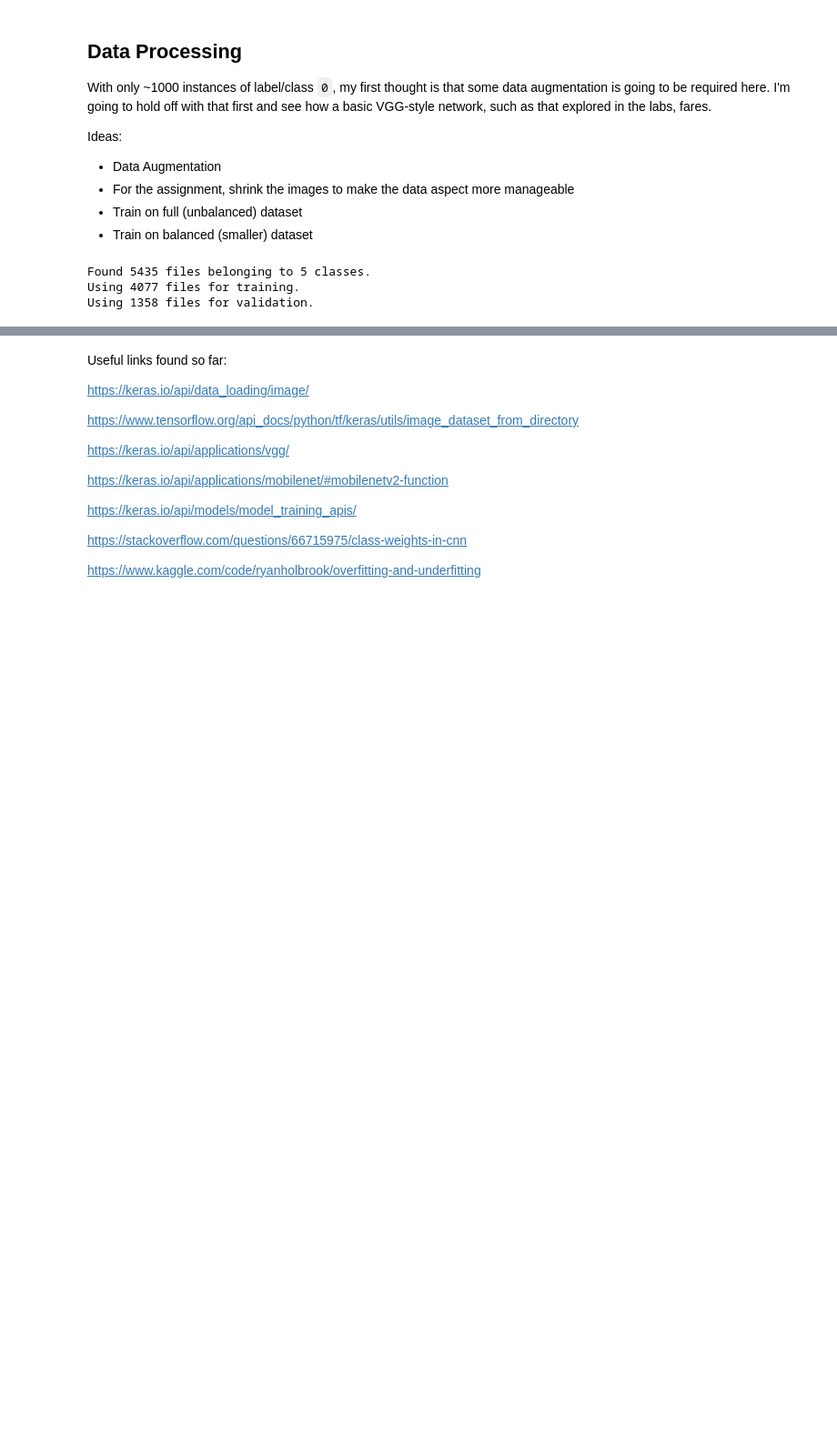
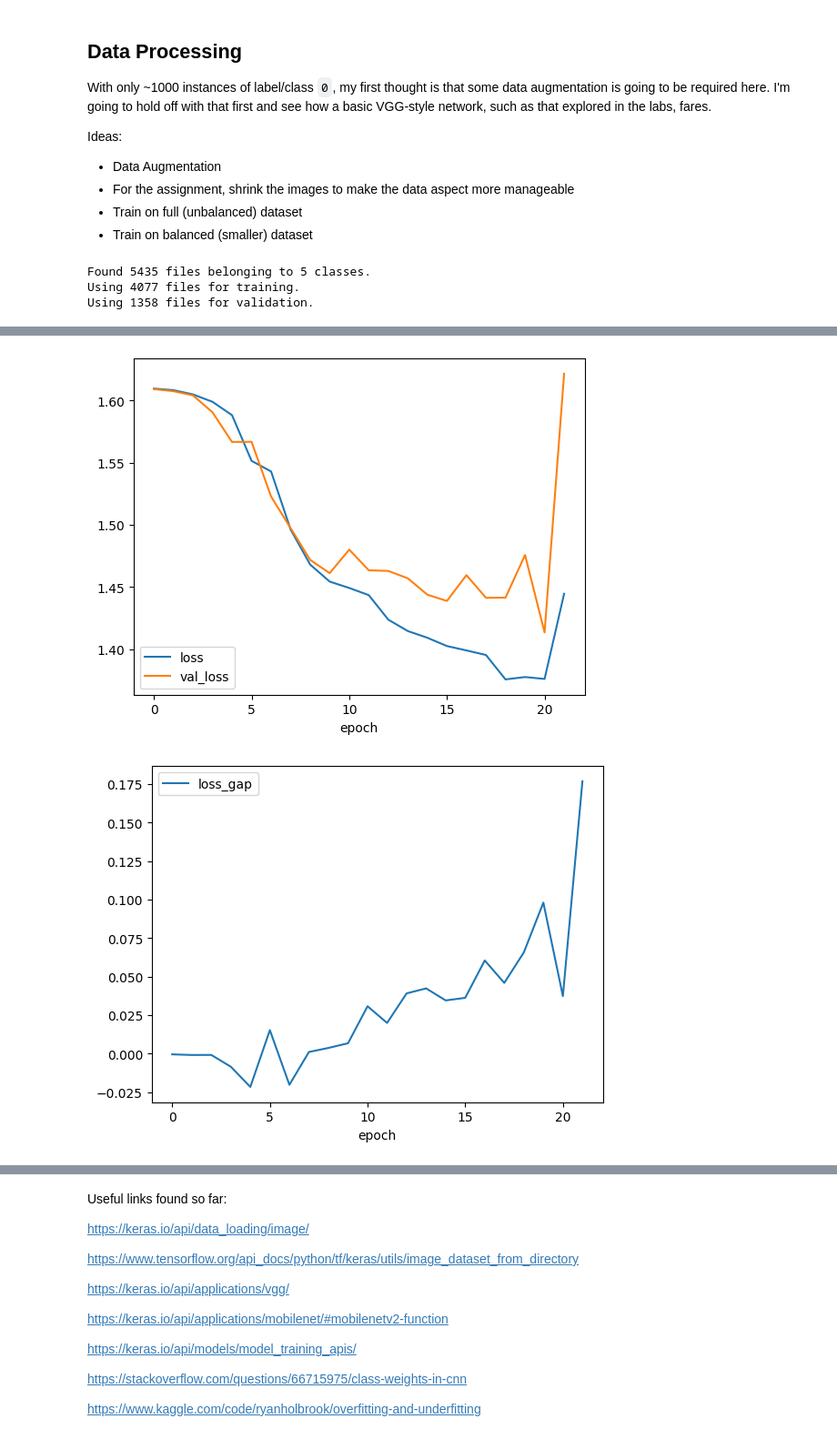
Before and after one commit to btsmith29/AMLS_II_assignment23_24, a Jupyter notebook: elec0135-assignment-cld.ipynb, the cells around one changed output, grey strips where cells are left out. Shown at 91% size. Drawn from its saved outputs; the diff is of its cells as text; code cells hidden in the pictures; blank space fills up the shorter version.

```diff
--- a/elec0135-assignment-cld.ipynb
+++ b/elec0135-assignment-cld.ipynb
@@ -40,6 +40,8 @@ IMAGE_SIZE = 120
 BATCH_SIZE = 64
 VALIDATION_SPLIT = 0.25
 EPOCHS = 50
+ES = True
+ES_PATIENCE = 10
 # %% [markdown]
 ## EDA
 
@@ -172,10 +174,21 @@ def get_equal_split_dataset(path: Path):
     return ds_train, ds_valid
 
 
-def plot_experiment_results(df_history: pd.DataFrame, exp_id: str) -> None:
-    df = df_history[df_history.exp_id == exp_id]
-    df[['loss', 'val_loss']].plot()
-    df[['accuracy', 'val_accuracy']].plot();
+def plot_experiment_results(df_history: pd.DataFrame, exp_id: str, epoch_limit = EPOCHS) -> None:
+    df = df_history[(df_history.exp_id == exp_id) & (df_history.epoch <= epoch_limit)].copy()
+    df["loss_gap"] = df.val_loss - df.loss
+    df_loss = df[["epoch", "loss", "val_loss"]].groupby(["epoch"]).mean()
+    df_loss_gap = df[["epoch", "loss_gap"]].groupby(["epoch"]).mean()
+    df_acc = df[["epoch", "accuracy", "val_accuracy"]].groupby(["epoch"]).mean()
+    df_loss.plot()
+    df_loss_gap.plot()
+    df_acc.plot();
+
+def plot_experiments_comp(df_history: pd.DataFrame, exp_id: list, y_dim: str, epoch_limit = EPOCHS) -> None:
+    df = df_history[(df_history.exp_id.isin(exp_id)) & (df_history.epoch <= epoch_limit)].copy()
+    df["loss_gap"] = df.val_loss - df.loss
+    df_grp = df[["epoch","exp_id", y_dim]].groupby(["epoch", "exp_id"]).mean()
+    sns.lineplot(data=df_grp, x="epoch", y=y_dim, hue="exp_id")
 # %%
 # need to add some optimisation here to avoid re-create files if already exist
 dataset_path = create_equal_split_dataset(df_train)
@@ -319,0 +381,5 @@ df_results = pd.DataFrame
+# %%
+plot_experiment_results(df_results, "1", 21)
+# %% [output]
+[figure, added]
+[figure, added]
```
Also changed, not shown: parts of 23 cells of this notebook.
